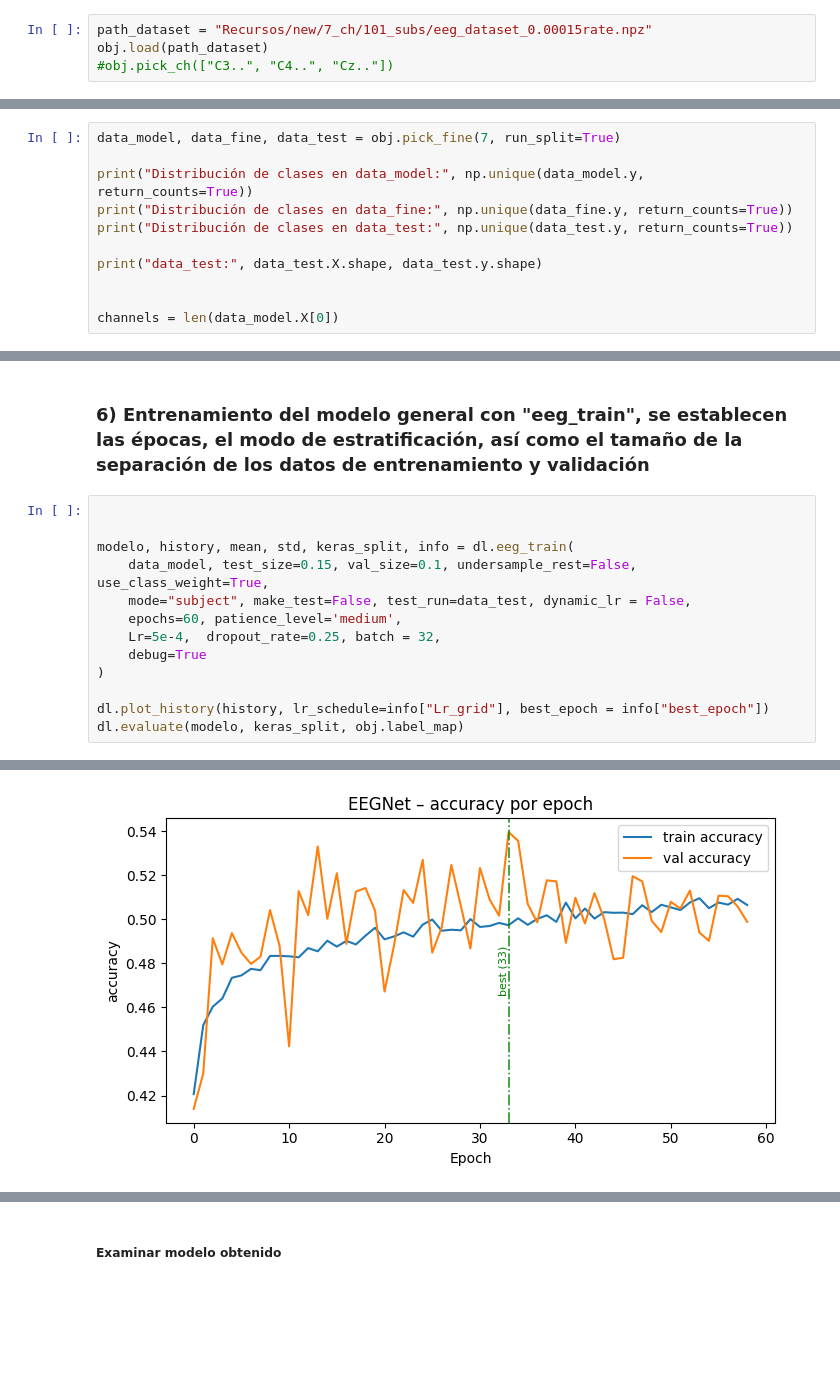
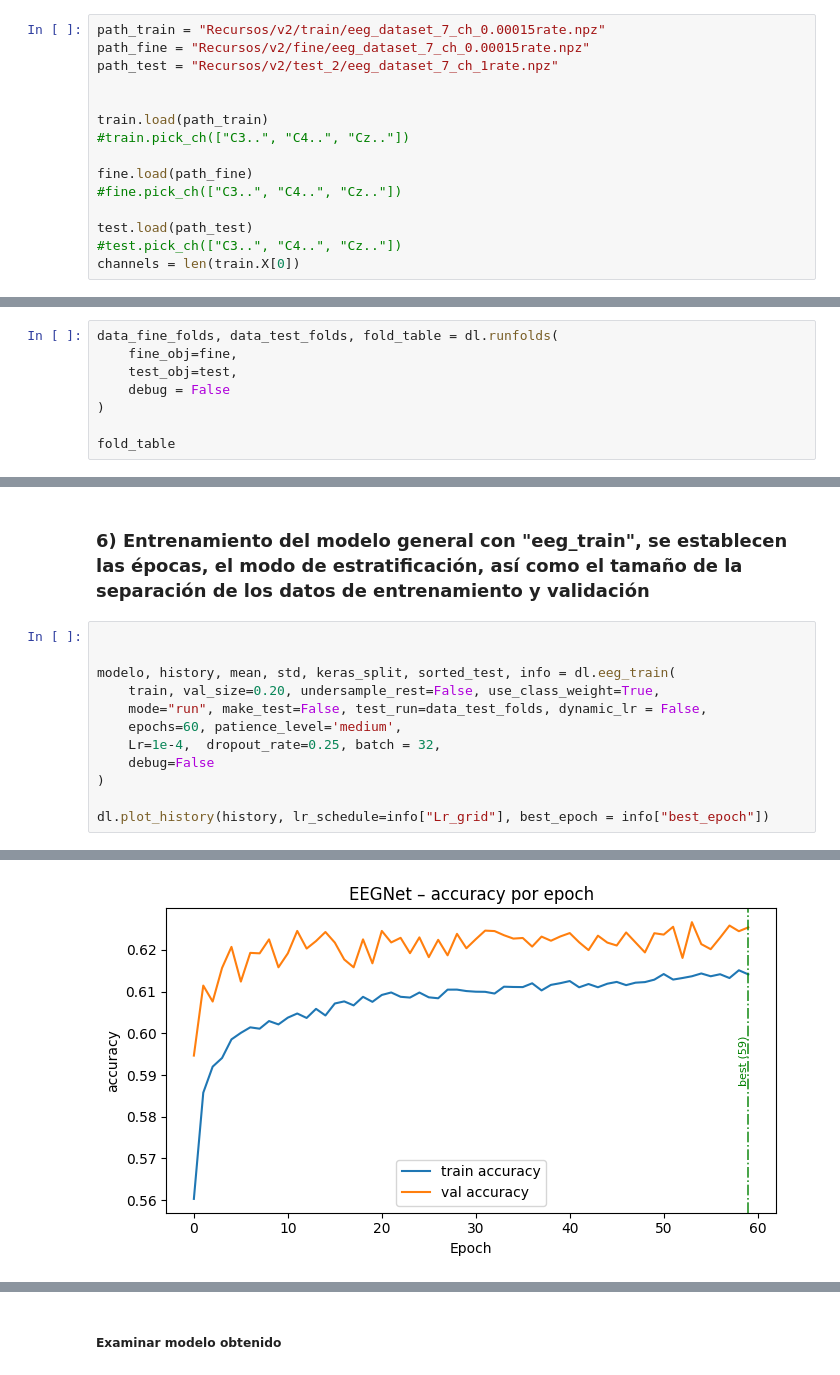
Before and after one commit to Alskat/Movement_clasify, a Jupyter notebook: notebooks/entrenamiento_DL_v2.ipynb, the cells around one changed output, grey strips where cells are left out. Saved outputs shown, nothing was run; the diff lists cells and outputs as text; blank space fills up the shorter version.

```diff
--- a/notebooks/entrenamiento_DL_v2.ipynb
+++ b/notebooks/entrenamiento_DL_v2.ipynb
@@ -98,7 +103,18 @@ obj = dl.Selection(pick=pick, Debug=True)
 ### 3) Una vez creado el objeto, se puede establecer una ruta al dataset para ejecutar y a su vez se pueden elegir los canales que se quieren usar para el entrenamiento con el atributo "pick_ch"
 (Recordatorio: debo crear una función de fet channels, pues ya existe el resume_dataset pero para evitar tantos datos)
 # %%
-path_dataset = "Recursos/new/7_ch/101_subs/eeg_dataset_0.00015rate.npz"
-obj.load(path_dataset)
-#obj.pick_ch(["C3..", "C4..", "Cz.."])
+path_train = "Recursos/v2/train/eeg_dataset_7_ch_0.00015rate.npz"
+path_fine = "Recursos/v2/fine/eeg_dataset_7_ch_0.00015rate.npz"
+path_test = "Recursos/v2/test_2/eeg_dataset_7_ch_1rate.npz"
+
+
+train.load(path_train)
+#train.pick_ch(["C3..", "C4..", "Cz.."])
+
+fine.load(path_fine)
+#fine.pick_ch(["C3..", "C4..", "Cz.."])
+
+test.load(path_test)
+#test.pick_ch(["C3..", "C4..", "Cz.."])
+channels = len(train.X[0])
 # %% [output]
@@ -157,14 +164,11 @@ Name: count, dtype: int64
 ### 5) Con el método "pick_fine" se pueden separtar los datos en aquellos datos de entrenamiento y aquellos datos de ajuste fino
 (Recordatorio: debo hacer un atributo de get_model para aquellos que no quieran dividir el dataset)
 # %%
-data_model, data_fine, data_test = obj.pick_fine(7, run_split=True)
+data_fine_folds, data_test_folds, fold_table = dl.runfolds(
+    fine_obj=fine,
+    test_obj=test,
+    debug = False
+)
 
-print("Distribución de clases en data_model:", np.unique(data_model.y, return_counts=True))
-print("Distribución de clases en data_fine:", np.unique(data_fine.y, return_counts=True))
-print("Distribución de clases en data_test:", np.unique(data_test.y, return_counts=True))
-
-print("data_test:", data_test.X.shape, data_test.y.shape)
-
-
-channels = len(data_model.X[0])
+fold_table
 # %% [output]
@@ -190,14 +193,13 @@ data_test: (150, 7, 160) (150,)
 # %%
 
 
-modelo, history, mean, std, keras_split, info = dl.eeg_train(
-    data_model, test_size=0.15, val_size=0.1, undersample_rest=False, use_class_weight=True,
-    mode="subject", make_test=False, test_run=data_test, dynamic_lr = False,
+modelo, history, mean, std, keras_split, sorted_test, info = dl.eeg_train(
+    train, val_size=0.20, undersample_rest=False, use_class_weight=True,
+    mode="run", make_test=False, test_run=data_test_folds, dynamic_lr = False,
     epochs=60, patience_level='medium',
-    Lr=5e-4,  dropout_rate=0.25, batch = 32,
-    debug=True
+    Lr=1e-4,  dropout_rate=0.25, batch = 32,
+    debug=False
 )
 
 dl.plot_history(history, lr_schedule=info["Lr_grid"], best_epoch = info["best_epoch"])
-dl.evaluate(modelo, keras_split, obj.label_map)
 # %% [output]
@@ -239 +207 @@ Test loss=1.2984, acc=0.4000
-[figure, old version]
+[figure, new version]
```
Also changed, not shown: parts of 19 cells of this notebook, 3 other files.
